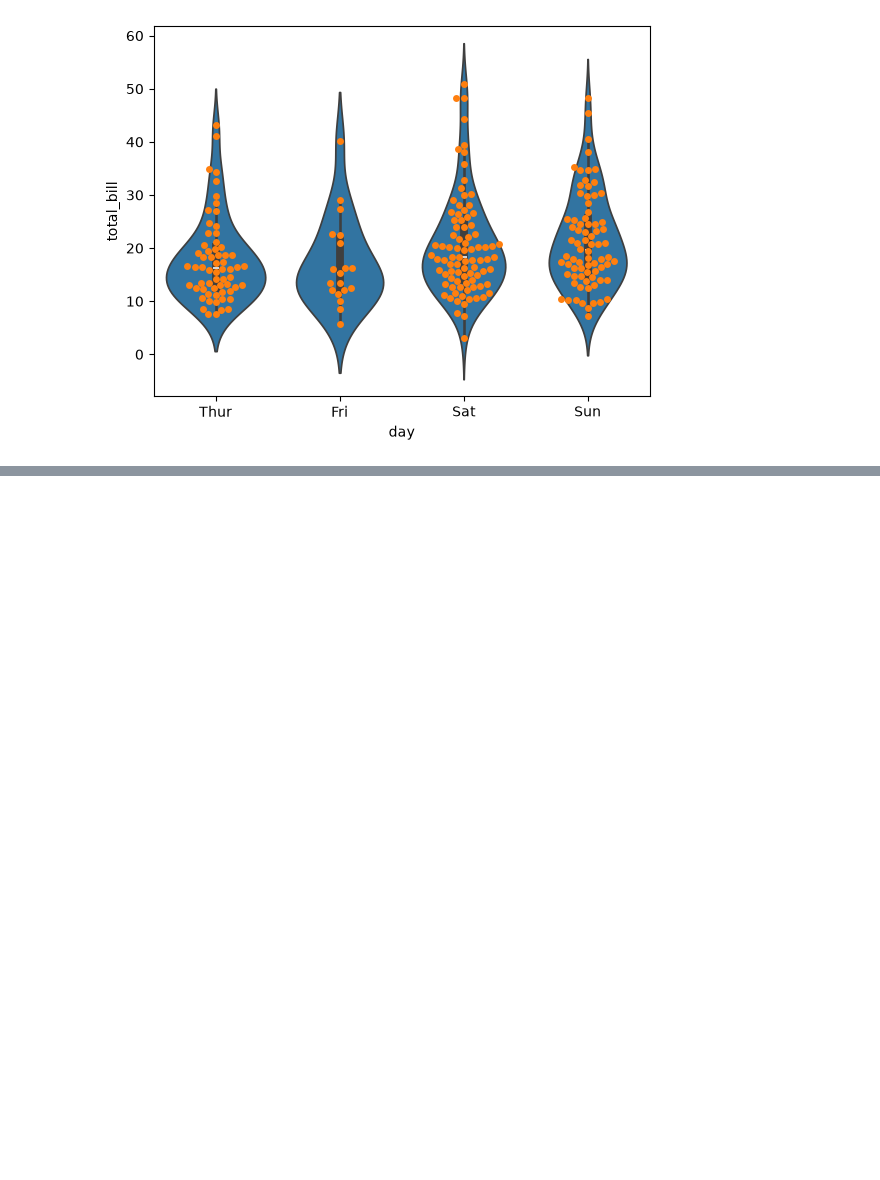
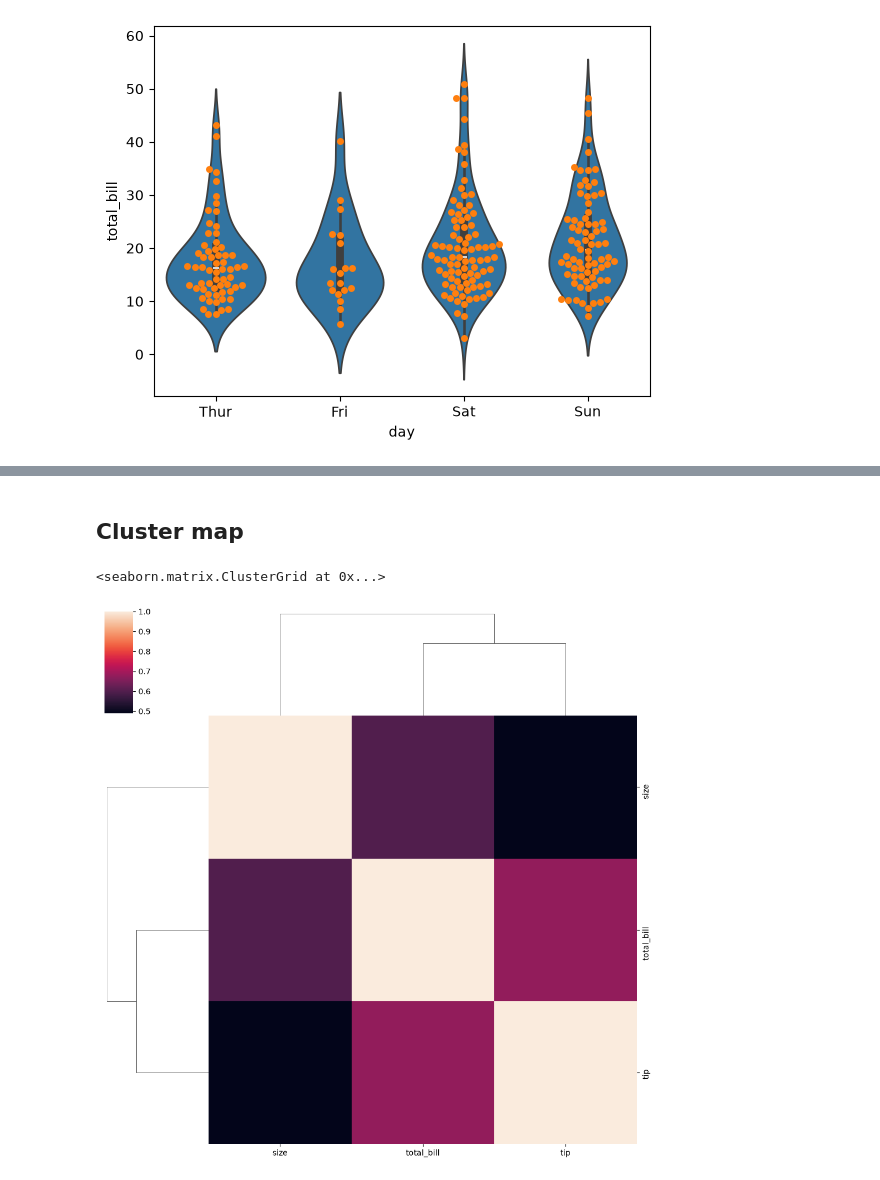
Before and after one commit to PriyankaMandal05/LIBRARIES, a Jupyter notebook: Seaborn.ipynb, the cells around one changed output, grey strips where cells are left out. Saved outputs shown, nothing was run; the diff lists cells and outputs as text; code cells hidden in the pictures; blank space fills up the shorter version.

```diff
--- a/Seaborn.ipynb
+++ b/Seaborn.ipynb
@@ -167,0 +221,7 @@ sb.swarmplot(y = "total_bill", x = "day", data = df)
+# %% [markdown]
+## Cluster map
+# %%
+sb.clustermap(tipscorrelation.corr())
+# %% [output]
+<seaborn.matrix.ClusterGrid at 0x...>
+[figure, added]
```
Also changed, not shown: parts of 26 cells of this notebook.
